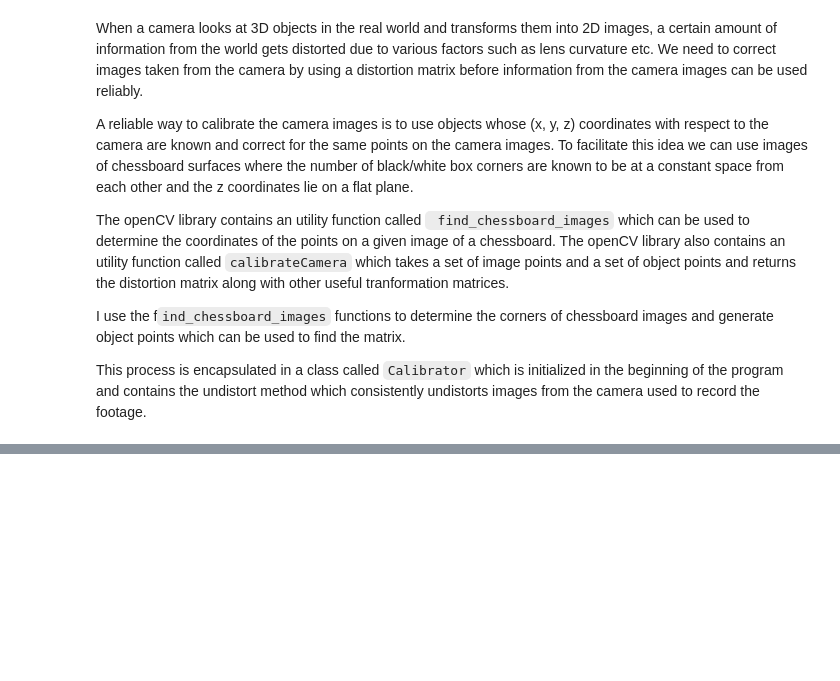
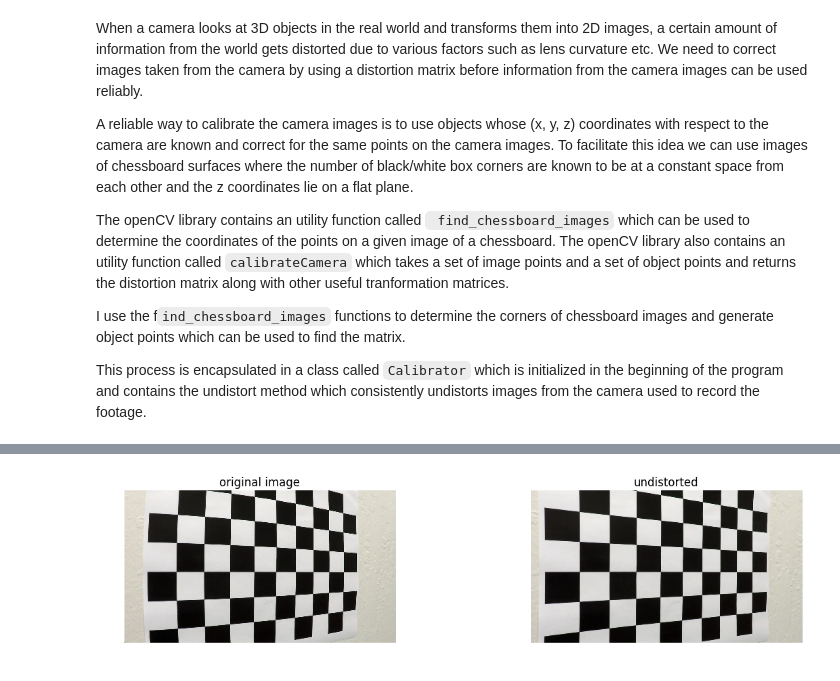
Before and after one commit to aditbiswas1/P4-Advanced-Lane-Lines, a Jupyter notebook: Readme.ipynb, the cells around one changed output, grey strips where cells are left out. Saved outputs shown, nothing was run; the diff lists cells and outputs as text; code cells hidden in the pictures; blank space fills up the shorter version.

```diff
--- a/Readme.ipynb
+++ b/Readme.ipynb
@@ -39,0 +66,4 @@ calibrator = Calibrator(chessboard_images)
+# %%
+display_original_and_transformed(chessboard_images[15], calibrator.undistort, 'undistorted')
+# %% [output]
+[figure, added]
```
Also changed, not shown: parts of 6 cells of this notebook, 6 other files.
